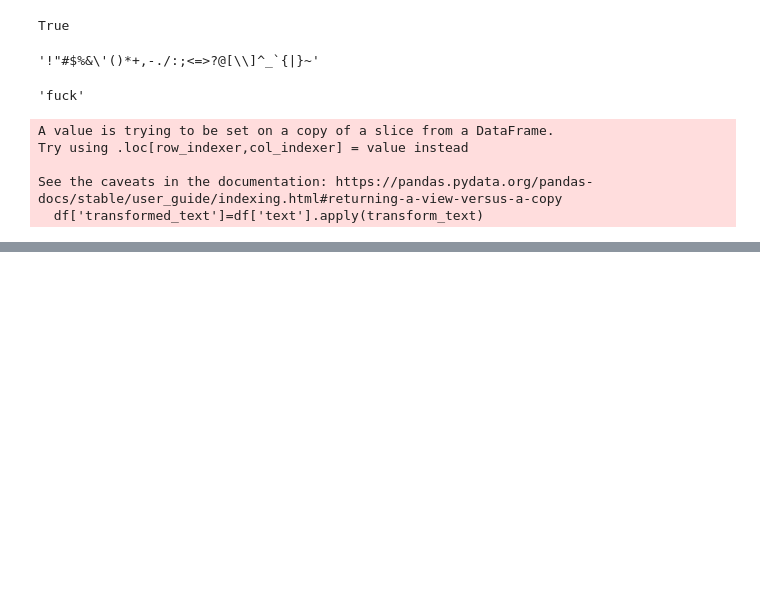
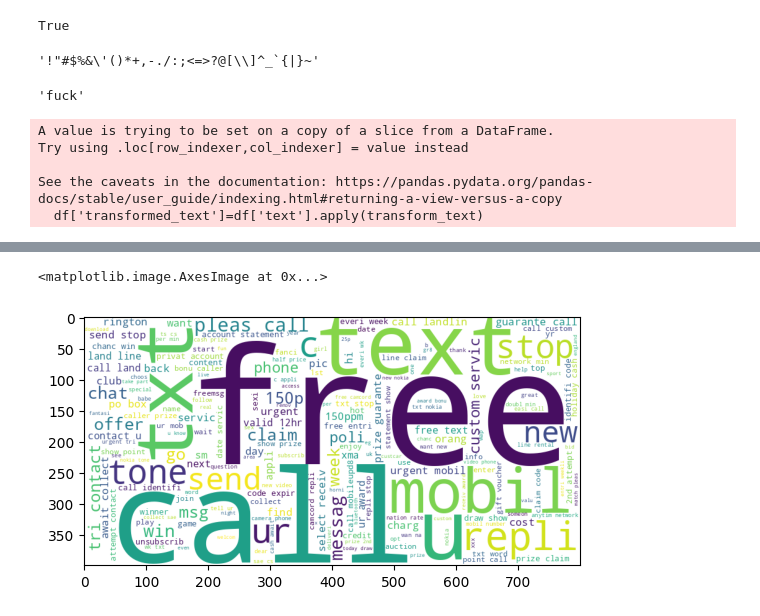
Before and after one commit to ShishirSap/spam-classifier, a Jupyter notebook: spamdetector.ipynb, the cells around one changed output, grey strips where cells are left out. Drawn from its saved outputs; the diff is of its cells as text; code cells hidden in the pictures; blank space fills up the shorter version.

Commit message:
wordcloud

```diff
--- a/spamdetector.ipynb
+++ b/spamdetector.ipynb
@@ -409,0 +429,3 @@ df.head()
+# %%
+from wordcloud import WordCloud
+wc=WordCloud(width=800,height=400,background_color='white')
@@ -409,0 +441,7 @@ df.head()
+# %%
+spam=wc.generate(df[df['target']==1]['transformed_text'].str.cat(sep=" "))
+# %%
+plt.imshow(spam)
+# %% [output]
+<matplotlib.image.AxesImage at 0x...>
+[figure, added]
```
Also changed, not shown: parts of 2 cells of this notebook.
